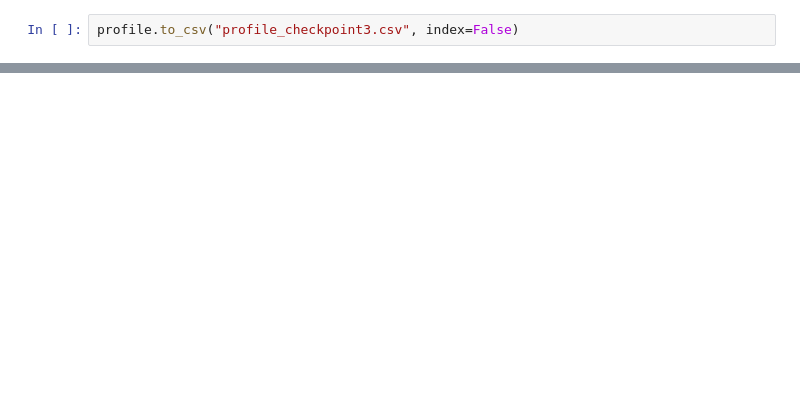
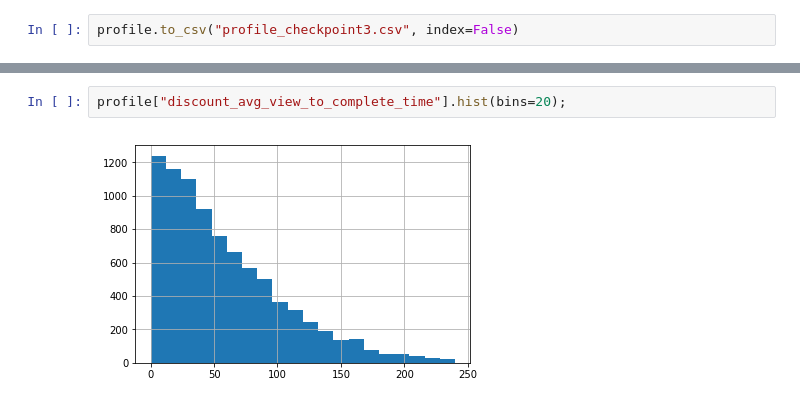
Before and after one commit to keigito/Starbucks_Customer_Analysis, a Jupyter notebook: Starbucks_Capstone_notebook.ipynb, the cells around one changed output, grey strips where cells are left out. Saved outputs shown, nothing was run; the diff lists cells and outputs as text; blank space fills up the shorter version.

```diff
--- a/Starbucks_Capstone_notebook.ipynb
+++ b/Starbucks_Capstone_notebook.ipynb
@@ -811 +825,5 @@ profile.to_csv("profile_checkpoint3.csv", index=False)
+# %%
+profile["discount_avg_view_to_complete_time"].hist(bins=20);
+# %% [output]
+[figure, added]
 # %%
```
Also changed, not shown: parts of 22 cells of this notebook.
